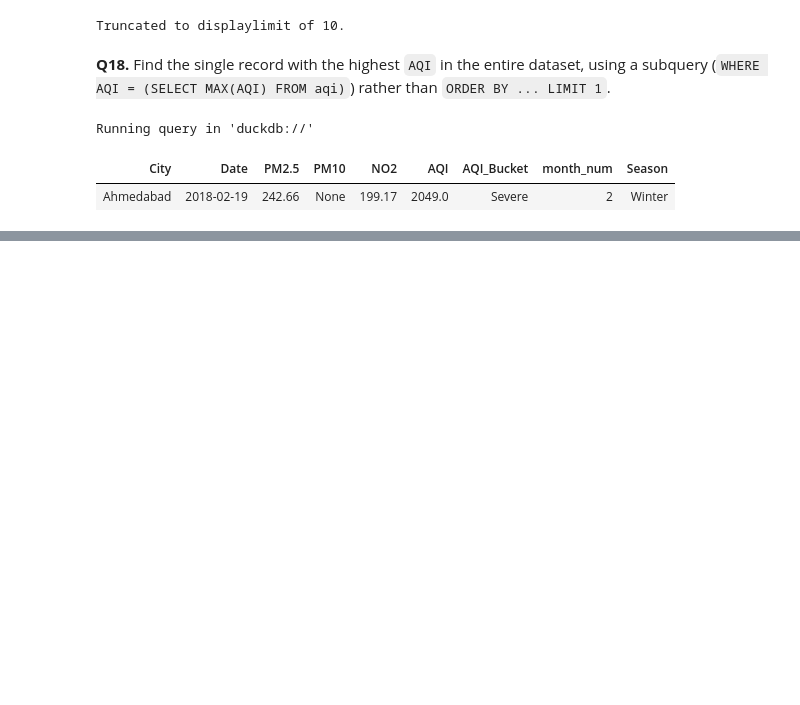
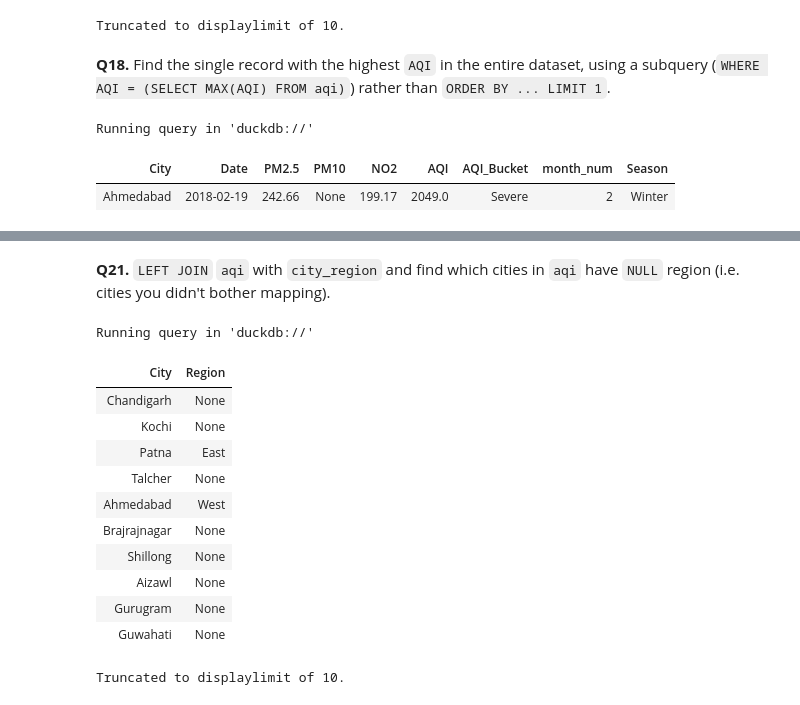
Before and after one commit to shefali-walia/ds-foundations, a Jupyter notebook: week08-sql/practice.ipynb, the cells around one changed output, grey strips where cells are left out. Cells and saved outputs as stored; diff of their text form; code cells hidden in the pictures; blank space fills up the shorter version.

Commit message:
Week08-sql: practice.ipynb - JOIN

```diff
--- a/week08-sql/practice.ipynb
+++ b/week08-sql/practice.ipynb
@@ -323,0 +372,19 @@ Running query in 'duckdb://'
+# %% [markdown]
+**Q21.** `LEFT JOIN` `aqi` with `city_region` and find which cities in `aqi` have `NULL` region (i.e. cities you didn't bother mapping).
+# %%
+%%sql
+SELECT a.City, b.Region FROM aqi a LEFT JOIN city_region b ON a.City = b.City GROUP BY a.City, b.Region;
+# %% [output]
+Running query in 'duckdb://'
+| City | Region |
+| Chandigarh | None |
+| Kochi | None |
+| Patna | East |
+| Talcher | None |
+| Ahmedabad | West |
+| Brajrajnagar | None |
+| Shillong | None |
+| Aizawl | None |
+| Gurugram | None |
+| Guwahati | None |
+Truncated to displaylimit of 10.
```
Also changed, not shown: parts of 7 cells of this notebook.
